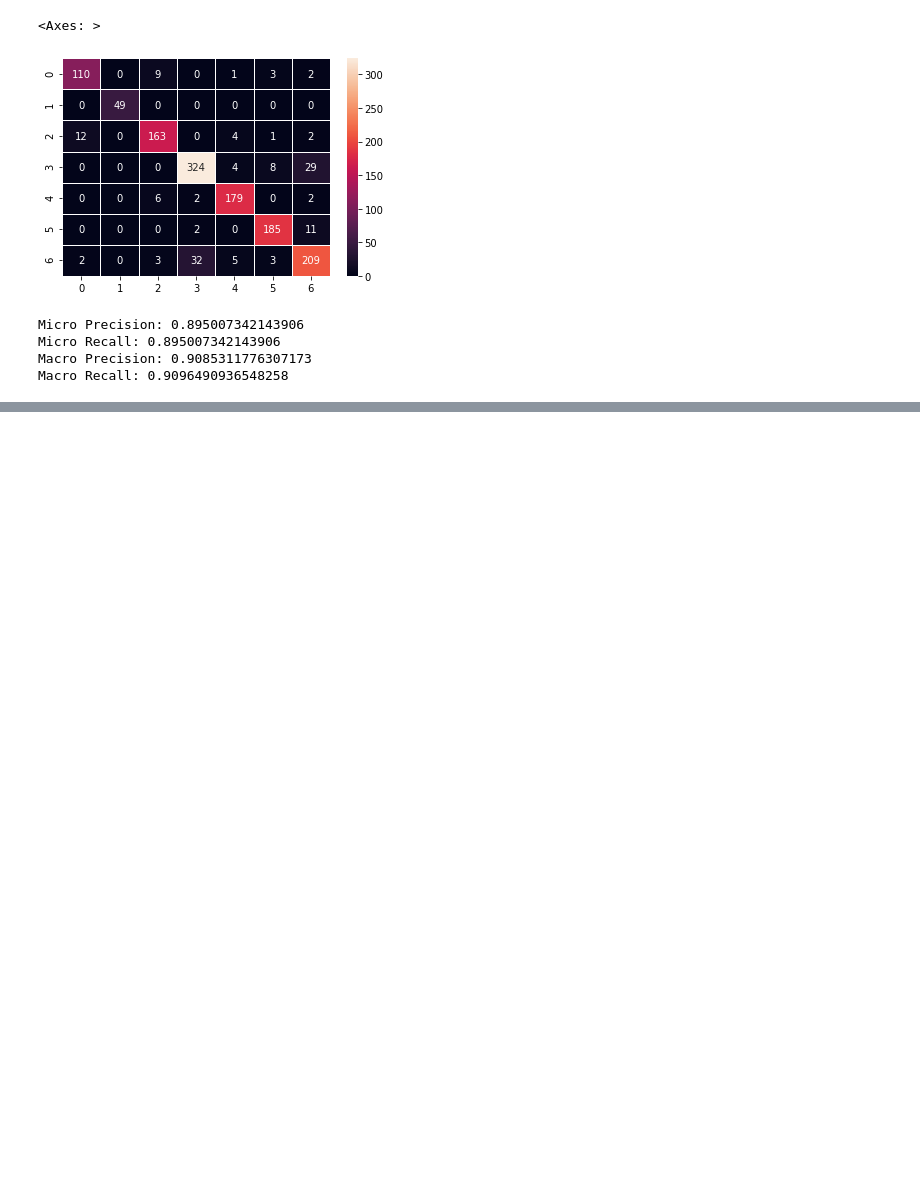
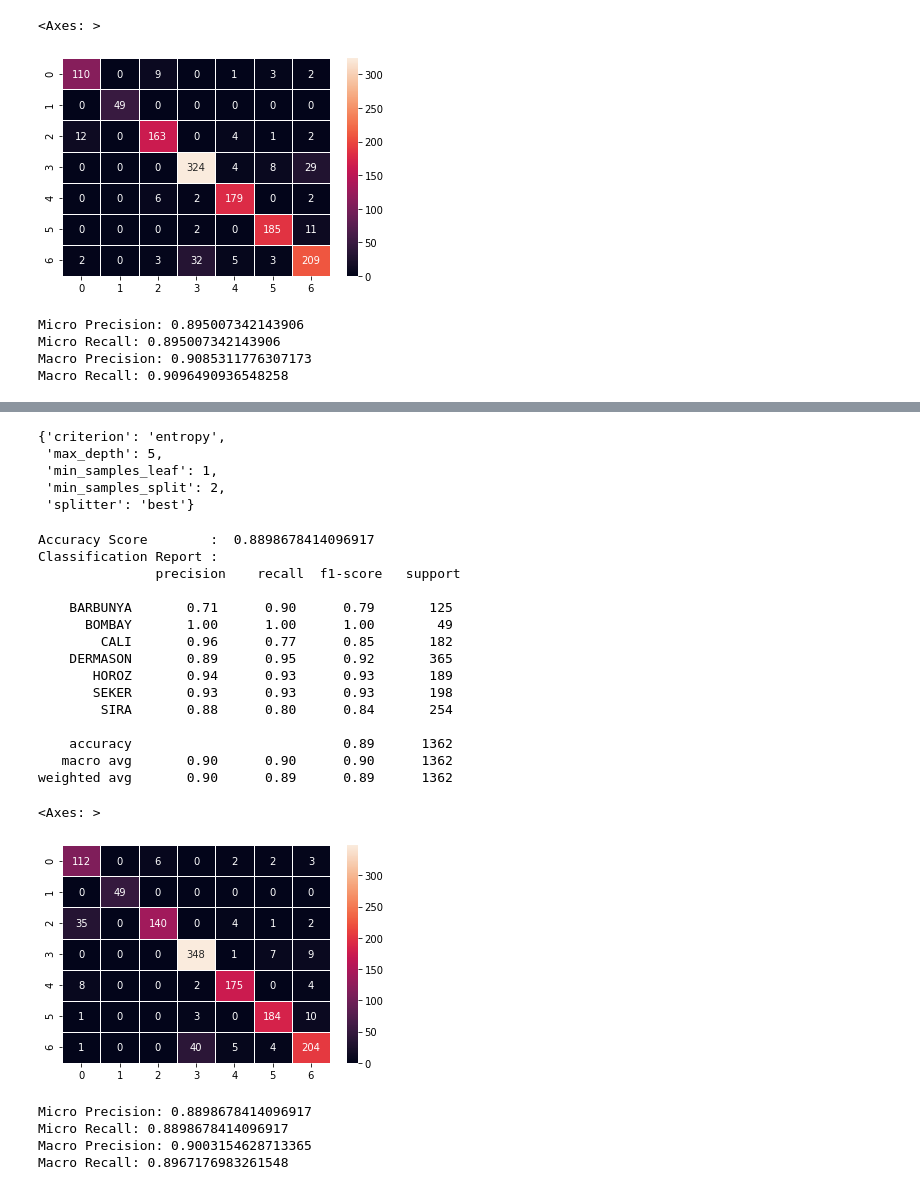
Before and after one commit to steph45607/CIDA, a Jupyter notebook: bean_tree.ipynb, the cells around one changed output, grey strips where cells are left out. Cells and saved outputs as stored; diff of their text form; code cells hidden in the pictures; blank space fills up the shorter version.

Commit message:
bean tree done

```diff
--- a/bean_tree.ipynb
+++ b/bean_tree.ipynb
@@ -124,0 +186,56 @@ Macro Recall: 0.9096490936548258
+# %%
+test = gs_svm_result.best_estimator_.score(X_test, y_test)
+gs_svm_result.best_params_
+# %% [output]
+{'criterion': 'entropy',
+ 'max_depth': 5,
+ 'min_samples_leaf': 1,
+ 'min_samples_split': 2,
+ 'splitter': 'best'}
+# %%
+clf = tree.DecisionTreeClassifier(criterion='entropy', max_depth=5, min_samples_leaf=1, min_samples_split=2, splitter='best')
+clf = clf.fit(X_train,y_train)
+y_pred=clf.predict(X_test)
+# %%
+from sklearn.metrics import accuracy_score,confusion_matrix, classification_report
+print("Accuracy Score        : ",accuracy_score(y_test, y_pred))
+print("Classification Report : \n", classification_report(y_test, y_pred))
+cfm=confusion_matrix(y_test,y_pred)
+import seaborn as sns
+sns.heatmap(cfm,annot=True,fmt='',linewidths=0.5)
+# %% [output]
+Accuracy Score        :  0.8898678414096917
+Classification Report :
+               precision    recall  f1-score   support
+
+    BARBUNYA       0.71      0.90      0.79       125
+      BOMBAY       1.00      1.00      1.00        49
+        CALI       0.96      0.77      0.85       182
+    DERMASON       0.89      0.95      0.92       365
+       HOROZ       0.94      0.93      0.93       189
+       SEKER       0.93      0.93      0.93       198
+        SIRA       0.88      0.80      0.84       254
+
+    accuracy                           0.89      1362
+   macro avg       0.90      0.90      0.90      1362
+weighted avg       0.90      0.89      0.89      1362
+<Axes: >
+[figure, added]
+# %%
+from sklearn.metrics import precision_score, recall_score
+precision_micro = precision_score(y_test, y_pred, average='micro')
+recall_micro = recall_score(y_test, y_pred, average='micro')
+
+precision_macro = precision_score(y_test, y_pred, average='macro')
+recall_macro = recall_score(y_test, y_pred, average='macro')
+
+print("Micro Precision:", precision_micro)
+print("Micro Recall:", recall_micro)
+
+print("Macro Precision:", precision_macro)
+print("Macro Recall:", recall_macro)
+# %% [output]
+Micro Precision: 0.8898678414096917
+Micro Recall: 0.8898678414096917
+Macro Precision: 0.9003154628713365
+Macro Recall: 0.8967176983261548
```
Also changed, not shown: parts of 6 cells of this notebook.
